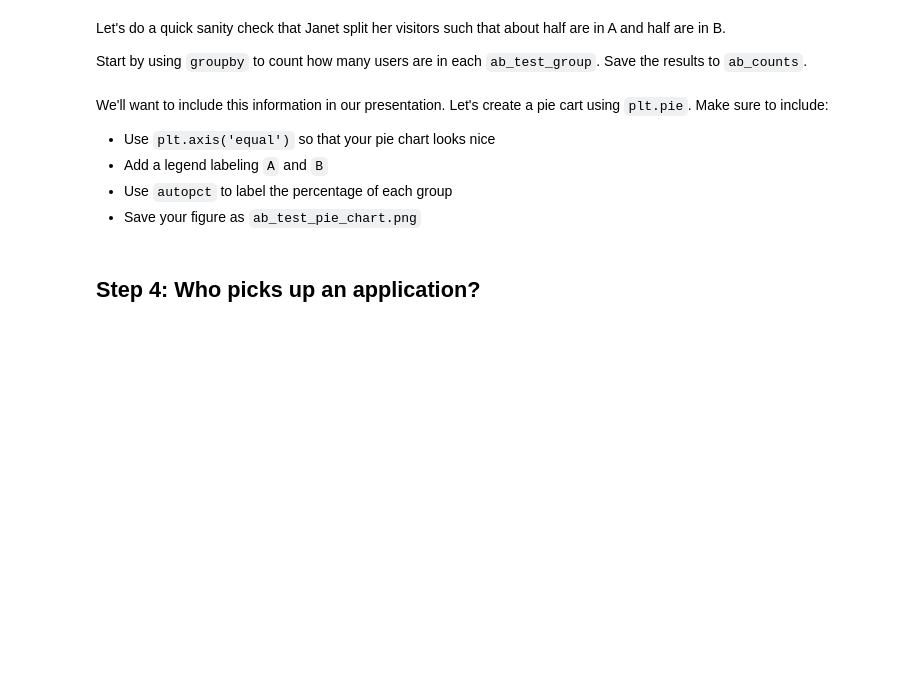
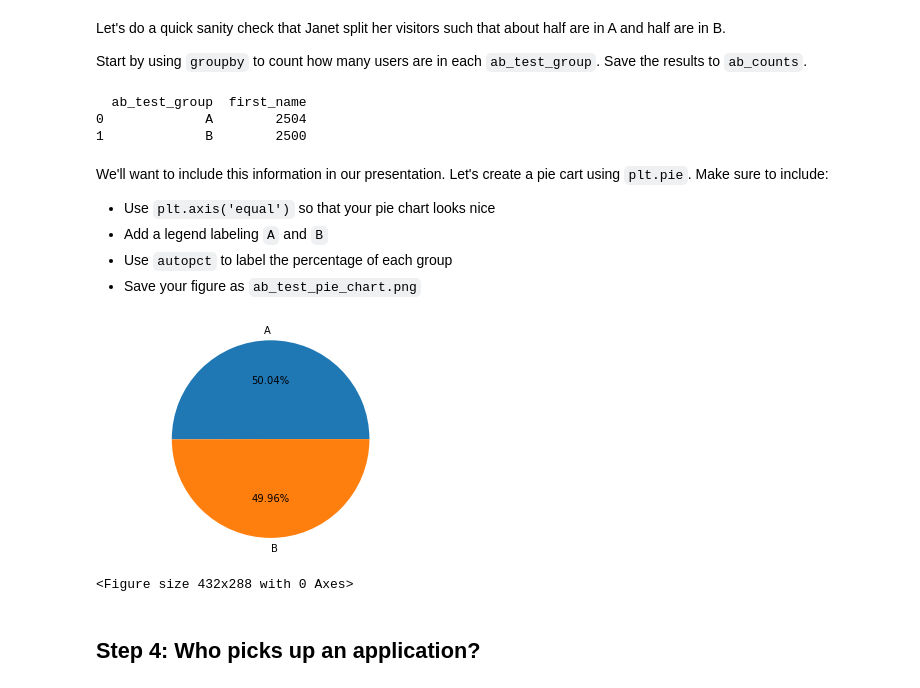
Before and after one commit to Ibrahim-amalitech/JupyterNotebookProjects, a Jupyter notebook: musclehub.ipynb, the cells around one changed output. Saved outputs shown, nothing was run; the diff lists cells and outputs as text; code cells hidden in the pictures; blank space fills up the shorter version.

```diff
--- a/musclehub.ipynb
+++ b/musclehub.ipynb
@@ -70,6 +114,29 @@ We'd like to download a giant DataFrame containing all of this data.  You'll nee
 Save the result of this query to a variable called `df`.
 
 Hint: your result should have 5004 rows.  Does it?
+# %%
+df = sql_query('''
+SELECT visits.first_name,
+       visits.last_name,
+       visits.visit_date,
+       fitness_tests.fitness_test_date,
+       applications.application_date,
+       purchases.purchase_date
+FROM visits
+LEFT JOIN fitness_tests
+    ON fitness_tests.first_name = visits.first_name
+    AND fitness_tests.last_name = visits.last_name
+    AND fitness_tests.email = visits.email
+LEFT JOIN applications
+    ON applications.first_name = visits.first_name
+    AND applications.last_name = visits.last_name
+    AND applications.email = visits.email
+LEFT JOIN purchases
+    ON purchases.first_name = visits.first_name
+    AND purchases.last_name = visits.last_name
+    AND purchases.email = visits.email
+WHERE visits.visit_date >= '7-1-17'
+''')
 # %% [markdown]
 ## Step 3: Investigate the A and B groups
 # %% [markdown]
@@ -80,16 +150,33 @@ We have some data to work with! Import the following modules so that we can star
 We're going to add some columns to `df` to help us with our analysis.
 
 Start by adding a column called `ab_test_group`.  It should be `A` if `fitness_test_date` is not `None`, and `B` if `fitness_test_date` is `None`.
+# %%
+df['ab_test_group']=df.fitness_test_date.apply(lambda x:'A' if pd.notnull(x) else 'B')
 # %% [markdown]
 Let's do a quick sanity check that Janet split her visitors such that about half are in A and half are in B.
 
 Start by using `groupby` to count how many users are in each `ab_test_group`.  Save the results to `ab_counts`.
+# %%
+ab_counts= df.groupby('ab_test_group').first_name.count().reset_index()
+print(ab_counts)
+# %% [output]
+  ab_test_group  first_name
+0             A        2504
+1             B        2500
 # %% [markdown]
 We'll want to include this information in our presentation.  Let's create a pie cart using `plt.pie`.  Make sure to include:
 - Use `plt.axis('equal')` so that your pie chart looks nice
 - Add a legend labeling `A` and `B`
 - Use `autopct` to label the percentage of each group
 - Save your figure as `ab_test_pie_chart.png`
+# %%
+plt.pie(ab_counts.first_name.values, labels=ab_counts.ab_test_group, autopct='%0.2f%%')
+plt.axis('equal')
+plt.show()
+plt.savefig('ab_test_pie_chart.png')
+# %% [output]
+[figure, added]
+<Figure size 432x288 with 0 Axes>
 # %% [markdown]
 ## Step 4: Who picks up an application?
 # %% [markdown]
```
Also changed, not shown: parts of 20 cells of this notebook.
